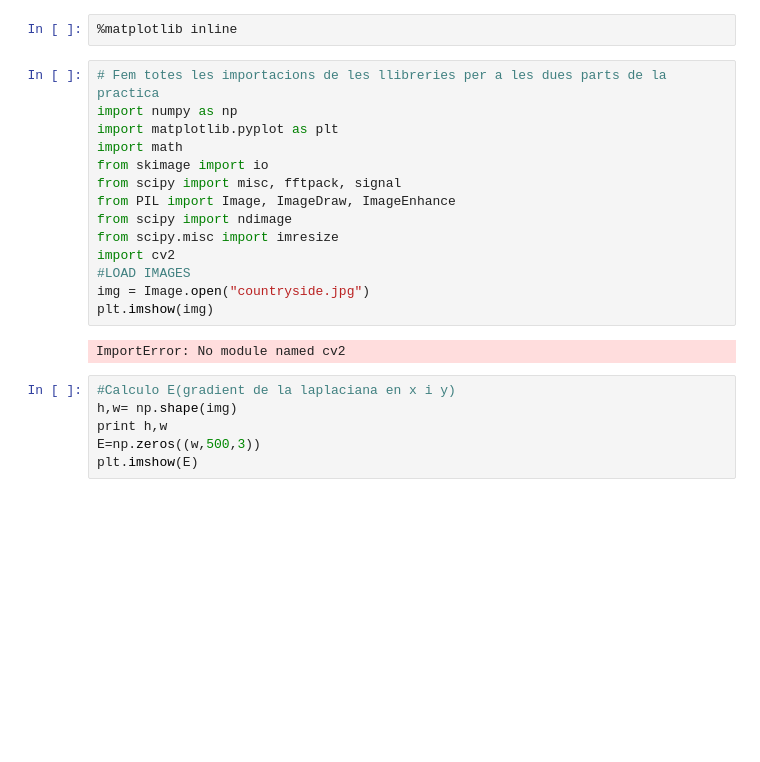
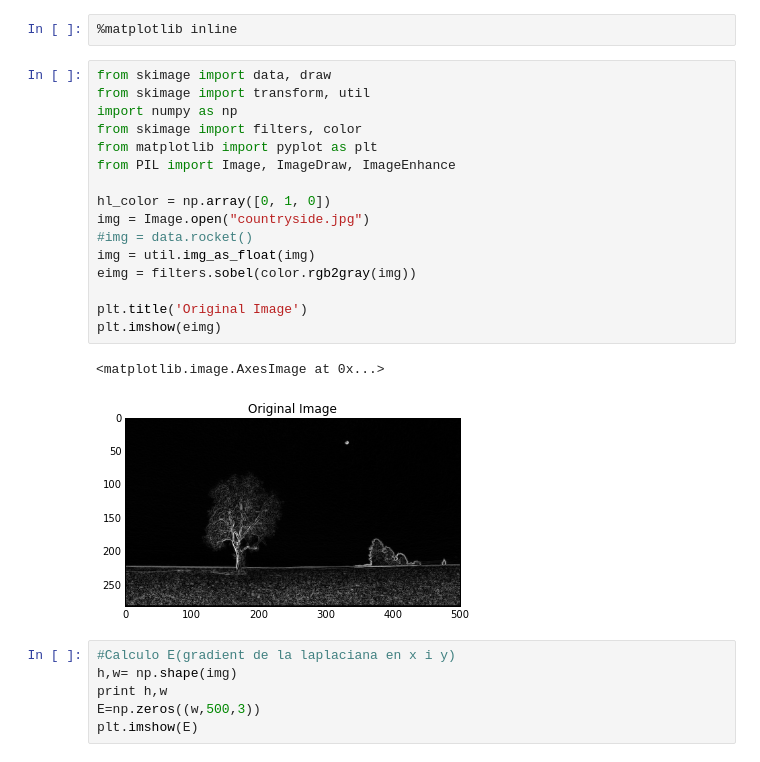
Before and after one commit to cnavas88/Image-Processing, a Jupyter notebook: practica3/Practica3.ipynb, the cells around one changed output. Cells and saved outputs as stored; diff of their text form; blank space fills up the shorter version.

```diff
--- a/practica3/Practica3.ipynb
+++ b/practica3/Practica3.ipynb
@@ -1,21 +1,24 @@
 # %%
 %matplotlib inline
-# %%
-# Fem totes les importacions de les llibreries per a les dues parts de la practica
-import numpy as np
-import matplotlib.pyplot as plt
-import math
-from skimage import io
-from scipy import misc, fftpack, signal
-from PIL import Image, ImageDraw, ImageEnhance
-from scipy import ndimage
-from scipy.misc import imresize
-import cv2
-#LOAD IMAGES
-img = Image.open("countryside.jpg")
-plt.imshow(img)
-# %% [output]
-ImportError: No module named cv2
+# %%
+from skimage import data, draw
+from skimage import transform, util
+import numpy as np
+from skimage import filters, color
+from matplotlib import pyplot as plt
+from PIL import Image, ImageDraw, ImageEnhance
+
+hl_color = np.array([0, 1, 0])
+img = Image.open("countryside.jpg")
+#img = data.rocket()
+img = util.img_as_float(img)
+eimg = filters.sobel(color.rgb2gray(img))
+
+plt.title('Original Image')
+plt.imshow(eimg)
+# %% [output]
+<matplotlib.image.AxesImage at 0x...>
+[figure, added]
 # %%
 #Calculo E(gradient de la laplaciana en x i y)
 h,w= np.shape(img)
```
Also changed, not shown: 1 other file.
